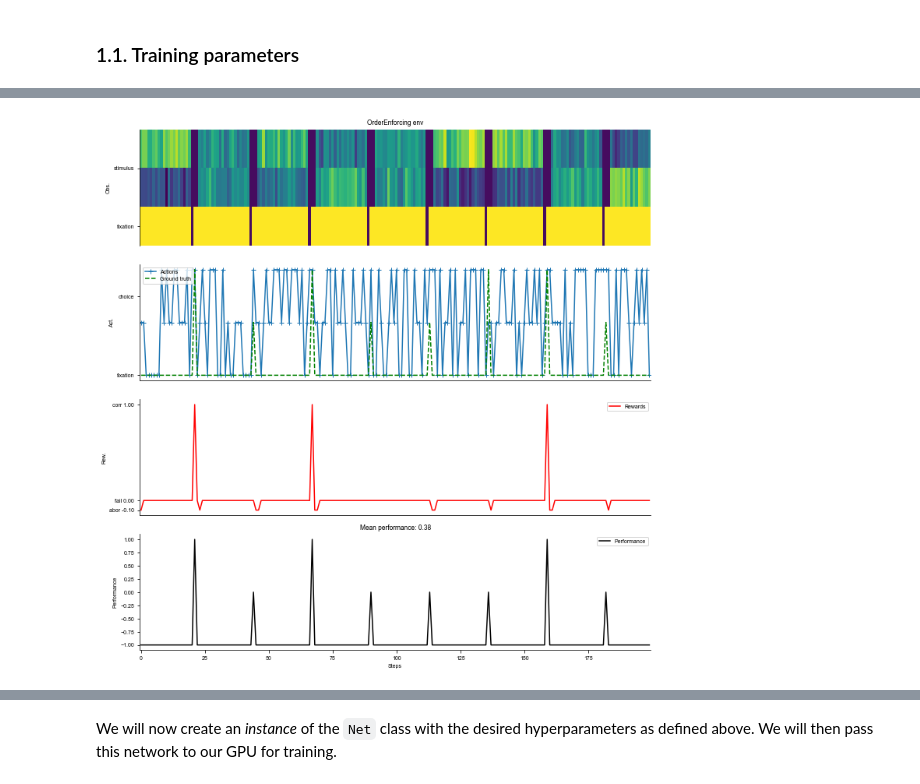
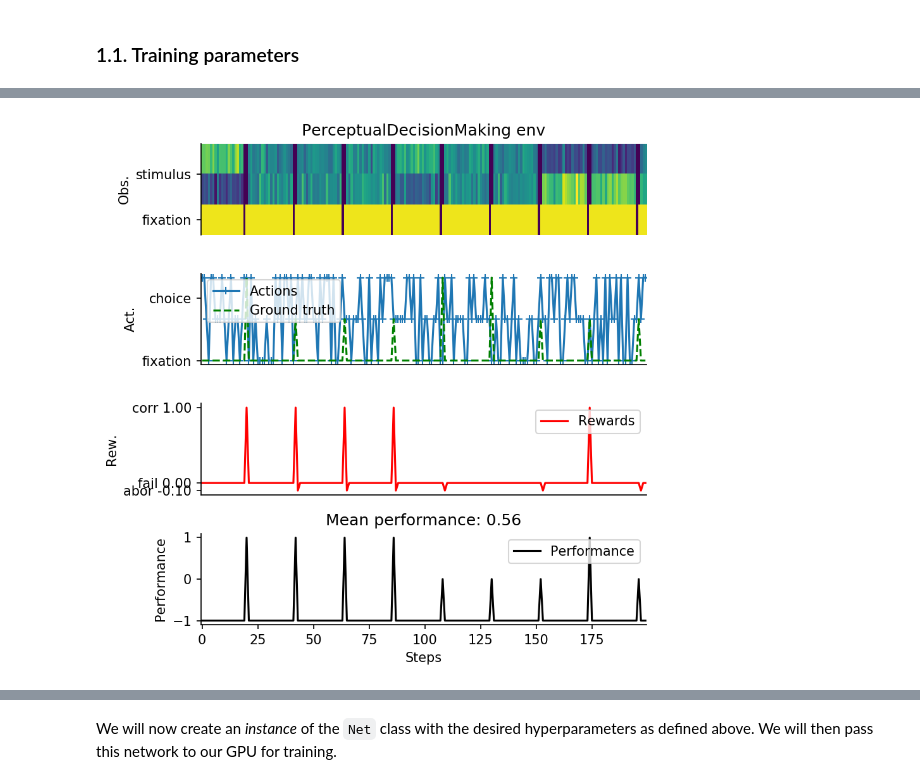
Before and after one commit to bambschool/BAMB2023, a Jupyter notebook: 4-recurrent_neural_networks/tutorial_4_RNNs-solutions_reviewed_Heike.ipynb, the cells around one changed output, grey strips where cells are left out. Cells and saved outputs as stored; diff of their text form; code cells hidden in the pictures.

```diff
--- a/4-recurrent_neural_networks/tutorial_4_RNNs-solutions_reviewed_Heike.ipynb
+++ b/4-recurrent_neural_networks/tutorial_4_RNNs-solutions_reviewed_Heike.ipynb
@@ -113,5 +136,5 @@ Based on the definitions of event timing, reward magnitude for different trial o
 # %%
 # Plot several trials of the task with a random agent
-f = plotting.plot_env(env, fig_kwargs={'figsize': (10, 10)}) #??? can we increase dpi? it's impossible to read labels
+f = plotting.plot_env(envid, fig_kwargs={'figsize': (6, 6), 'dpi':150})
 # %% [output]
-[figure, old version]
+[figure, new version]
```
Also changed, not shown: parts of 48 cells of this notebook.
